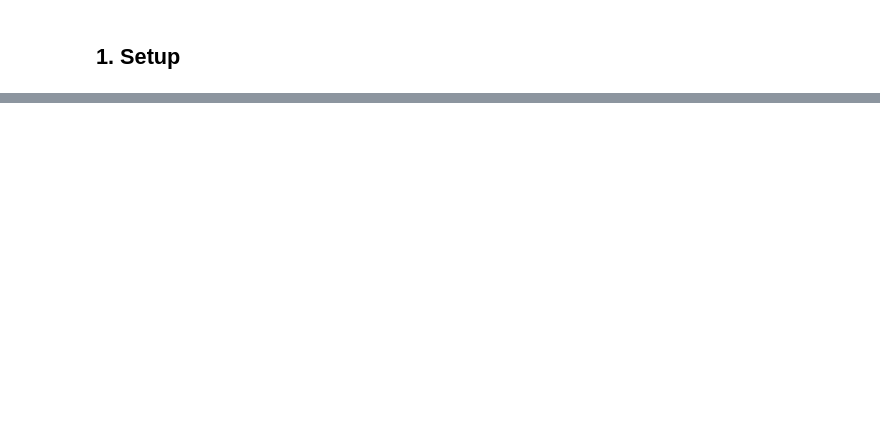
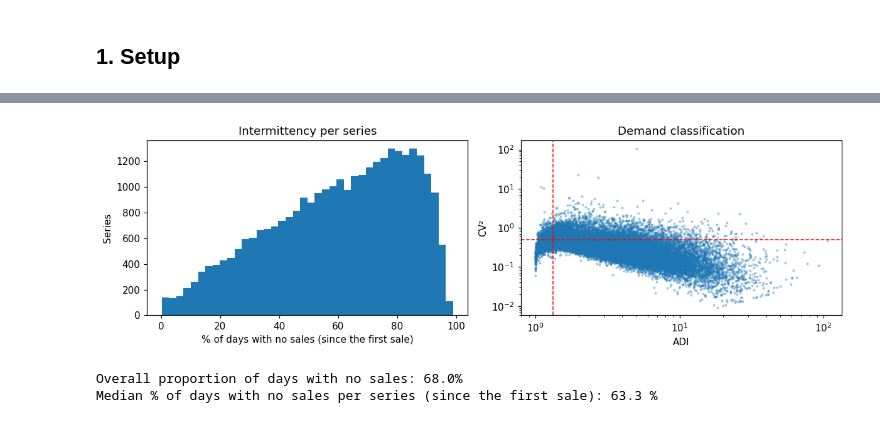
Before and after one commit to CarlosAdolfoPeralta/project_forecasting_walmart, a Jupyter notebook: notebooks/01_exploracion.ipynb, the cells around one changed output, grey strips where cells are left out. Cells and saved outputs as stored; diff of their text form; code cells hidden in the pictures; blank space fills up the shorter version.

```diff
--- a/notebooks/01_exploracion.ipynb
+++ b/notebooks/01_exploracion.ipynb
@@ -450,0 +304,27 @@ Los dos errores se reportan juntos porque se complementan: el RMSSE penaliza má
+# %%
+dias_activos = Y.shape[1] - inicio
+pct_ceros = 1 - (Y > 0).sum(axis=1) / np.maximum(dias_activos, 1)
+validas = dias_activos > 0
+
+fig, axes = plt.subplots(1, 2, figsize=(11, 3.5))
+axes[0].hist(100 * pct_ceros[validas], bins=40)
+axes[0].set_xlabel("% of days with no sales (since the first sale)")
+axes[0].set_ylabel("Series")
+axes[0].set_title("Intermittency per series")
+axes[1].scatter(adi, cv2, s=3, alpha=0.3)
+axes[1].axvline(1.32, color="red", linestyle="--", linewidth=1)
+axes[1].axhline(0.49, color="red", linestyle="--", linewidth=1)
+axes[1].set_xscale("log")
+axes[1].set_yscale("log")
+axes[1].set_xlabel("ADI")
+axes[1].set_ylabel("CV²")
+axes[1].set_title("Demand classification")
+plt.tight_layout()
+plt.show()
+
+print(f"Overall proportion of days with no sales: {(Y == 0).mean():.1%}")
+print(f"Median % of days with no sales per series (since the first sale): {100 * np.median(pct_ceros[validas]):.1f} %")
+# %% [output]
+[figure, added]
+Overall proportion of days with no sales: 68.0%
+Median % of days with no sales per series (since the first sale): 63.3 %
```
Also changed, not shown: parts of 55 cells of this notebook, 12 other files.
